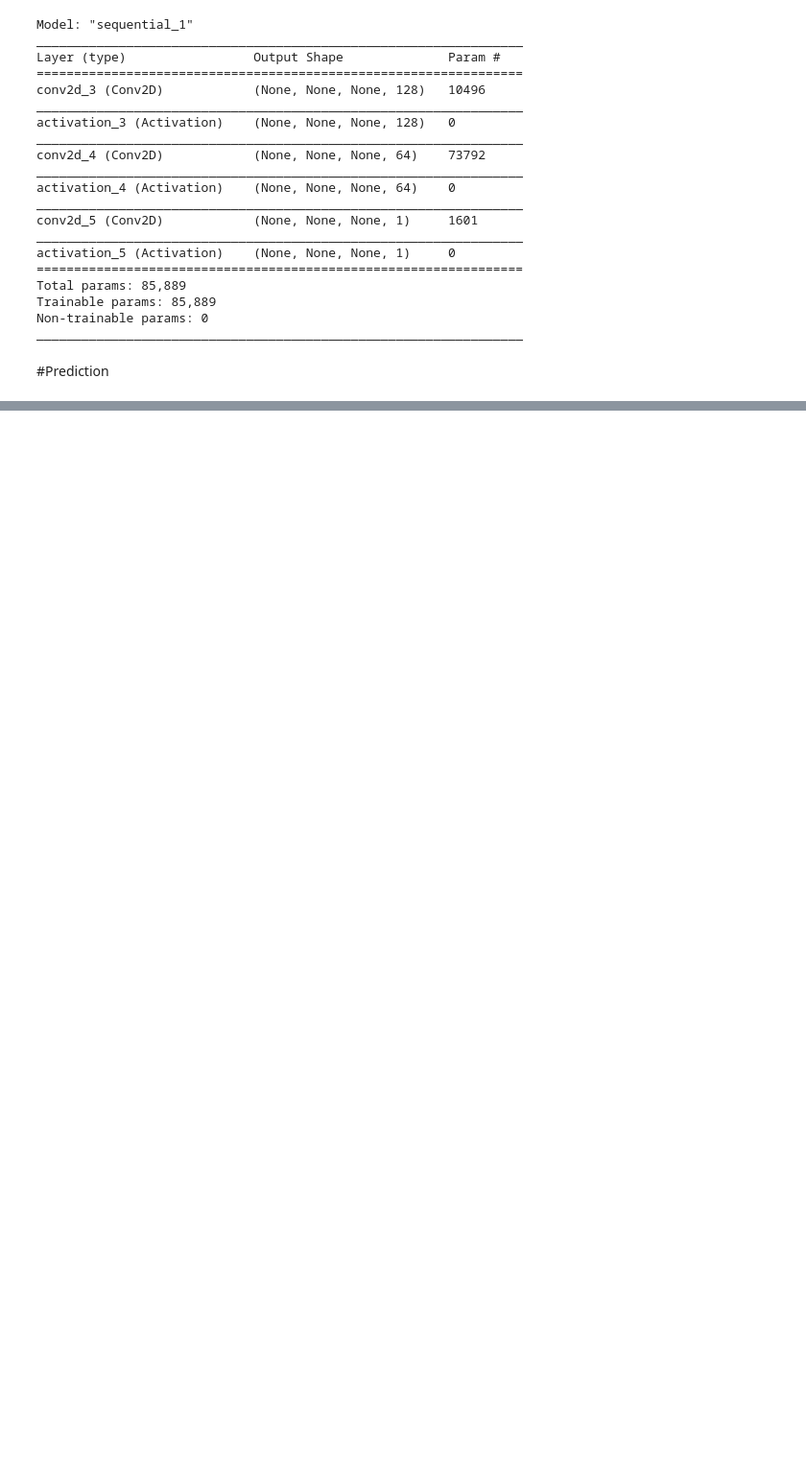
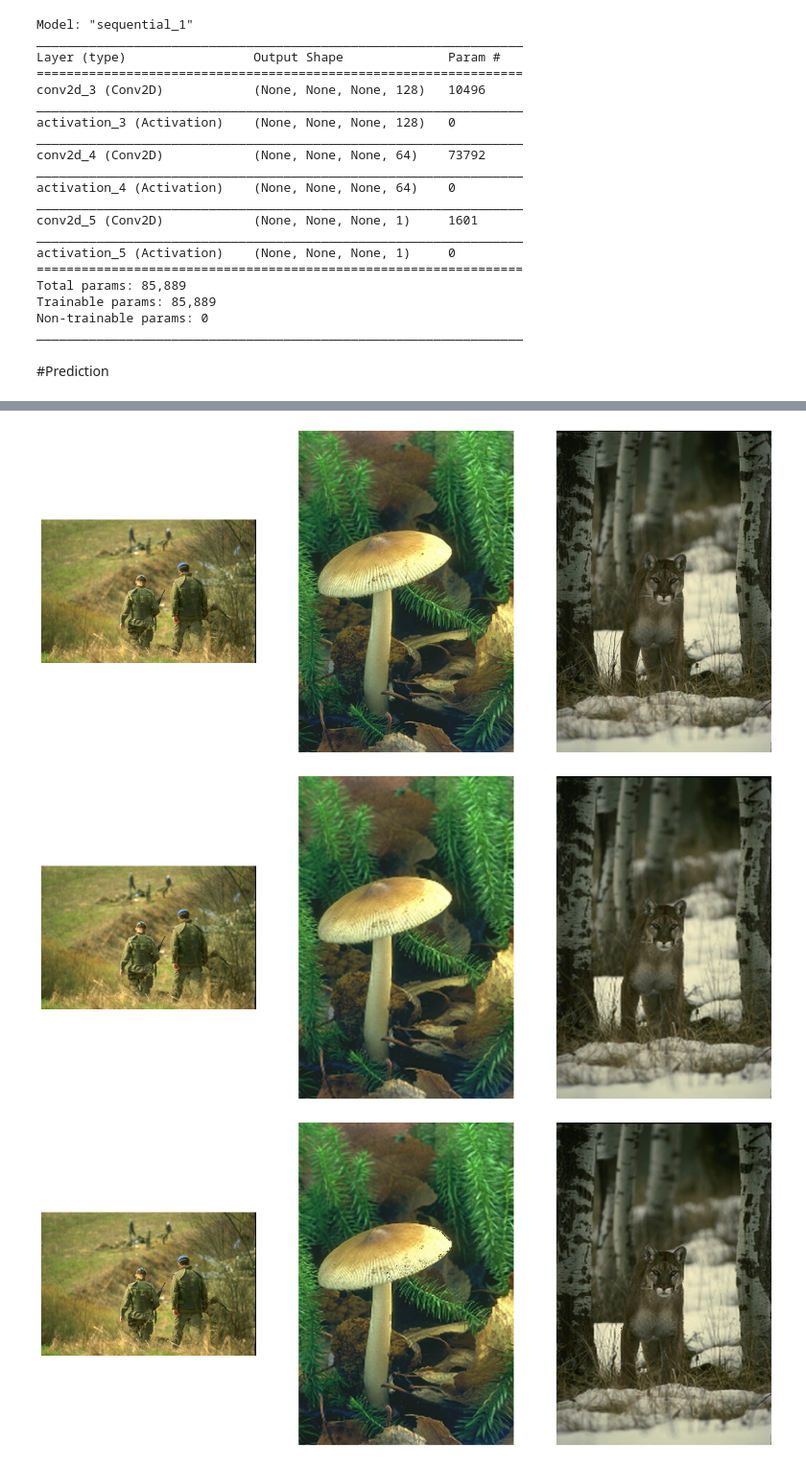
Before and after one commit to AnupamaRajkumar/AppliedDeepLearning, a Jupyter notebook: SuperResolution.ipynb, the cells around one changed output, grey strips where cells are left out. Shown at 96% size. Saved outputs shown, nothing was run; the diff lists cells and outputs as text; code cells hidden in the pictures; blank space fills up the shorter version.

```diff
--- a/SuperResolution.ipynb
+++ b/SuperResolution.ipynb
@@ -539,0 +507,63 @@ cv2_imshow(img)
+# %%
+from tensorflow.keras.preprocessing.image import img_to_array
+from tensorflow.keras.preprocessing.image import array_to_img
+from skimage.metrics import structural_similarity as ssim
+from skimage.metrics import mean_squared_error
+from skimage.measure import compare_ssim
+
+selected = np.random.choice(len(lrImgArr), 3)
+conversion_psnr = 0.0
+prediction_psnr = 0.0
+mse = 0.0
+ssim1 = 0.0
+
+plt.figure(figsize = (20,20))
+for i, ind in enumerate(selected):
+  plt.subplot(1, 3, i+1)
+  img = cv2.cvtColor(hrLabArr[ind], cv2.COLOR_YCrCb2RGB)
+  plt.imshow(img)
+  plt.axis('off')
+
+plt.figure(figsize = (20,20))
+for i, ind in enumerate(selected):
+  plt.subplot(1, 3, i+1)
+  img = cv2.cvtColor(lrImgArr[ind], cv2.COLOR_YCrCb2RGB)
+  plt.imshow(img)
+  plt.axis('off')
+
+plt.figure(figsize = (20,20))
+for i, ind in enumerate(selected):
+  ylr, Crlr, Cblr = cv2.split(lrImgArr[ind])
+  shapeX, shapeY = ylr.shape
+  y = ylr.reshape(1, shapeX, shapeY, 1)
+  y = y / 255.
+  predImg = prediction(predModel, y)
+  x, y, c, l = predImg.shape
+  imgY = predImg.reshape(y, c)
+  imgY = PIL.Image.fromarray(np.uint8(imgY))
+  imgCr = PIL.Image.fromarray(np.uint8(Crlr))
+  imgCb = PIL.Image.fromarray(np.uint8(Cblr))
+  out_img = PIL.Image.merge('YCbCr',(imgY, imgCb, imgCr)).convert("RGB")
+  plt.subplot(1, 3, i+1)
+  plt.imshow(out_img)
+  plt.axis('off')
+  #performance metrics
+  w,h,c = hrLabArr[ind].shape
+  lr = lrImgArr[ind]
+  lr = cv2.resize(lr, (h,w))
+  out_img = out_img.resize((h,w))
+  out_img = img_to_array(out_img)
+  conversion_psnr = tf.image.psnr(lr, hrLabArr[ind], max_val = 255)
+  prediction_psnr = tf.image.psnr(out_img, hrLabArr[ind], max_val = 255.)
+  mse = mean_squared_error(out_img, hrLabArr[ind])
+  ssim1 = ssim(out_img, hrLabArr[ind], data_range=out_img.max()-out_img.min(), multichannel=True)
+  #this function is deprecated to structural_similarity
+  #(score, diff) = compare_ssim(out_img, hrLabArr[ind], data_range=out_img.max()-out_img.min() ,full=True, multichannel=True)
+
+  print('-------------------Performance Metrics--------------------------------')
+  print("PSNR of lowres and highres image is %.4f" % conversion_psnr)
+  print("PSNR of predicted image and highres image is %.4f" % prediction_psnr)
+  print("MSE of predicted image is %.4f" % mse)
+  print("Structural similarity index (SSI) of predicted image is %.4f" % ssim1)
+  print('--------------------------------------------------------------------')
+# %% [output]
@@ -539,0 +588,3 @@ cv2_imshow(img)
+[figure, added]
+[figure, added]
+[figure, added]
```
Also changed, not shown: parts of 14 cells of this notebook.
